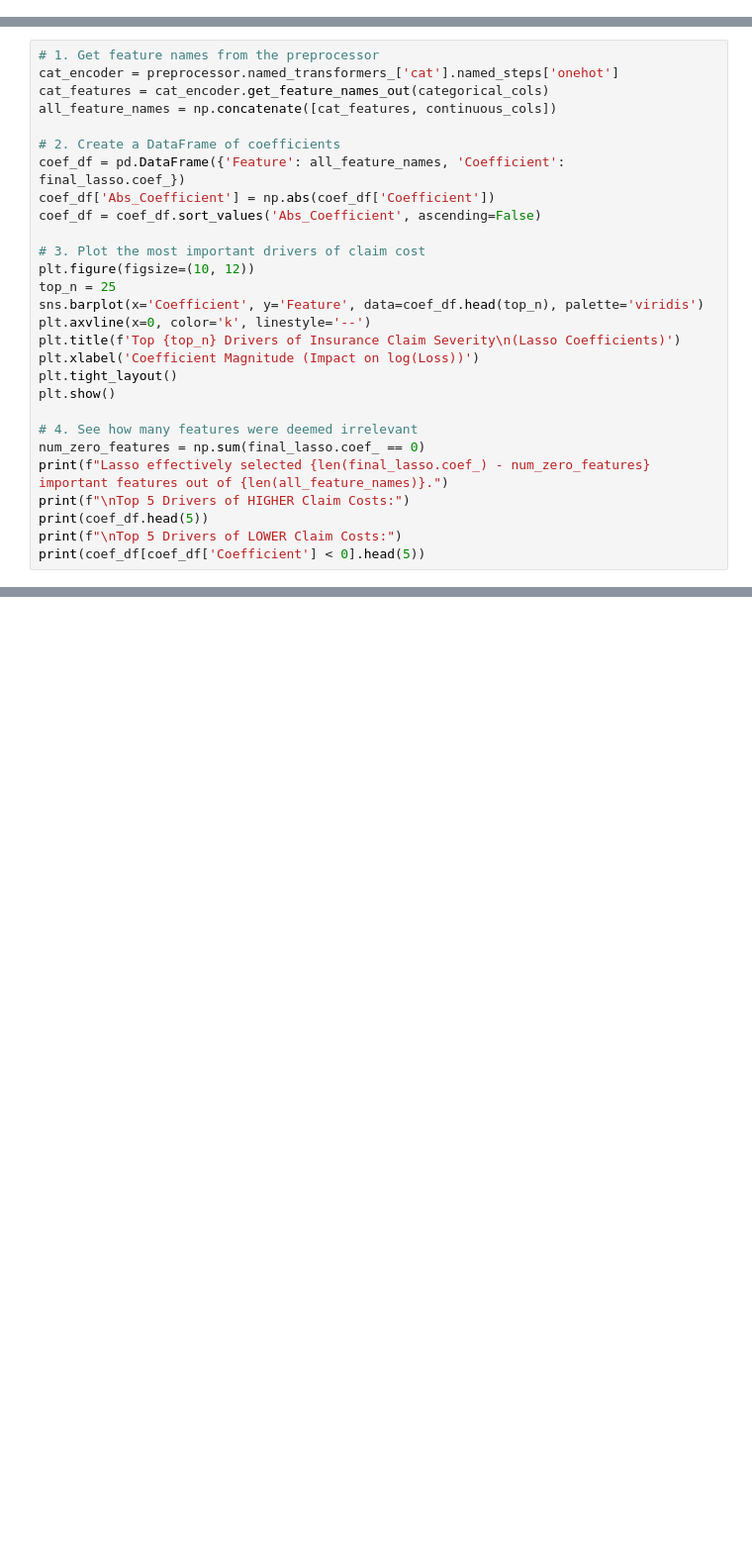
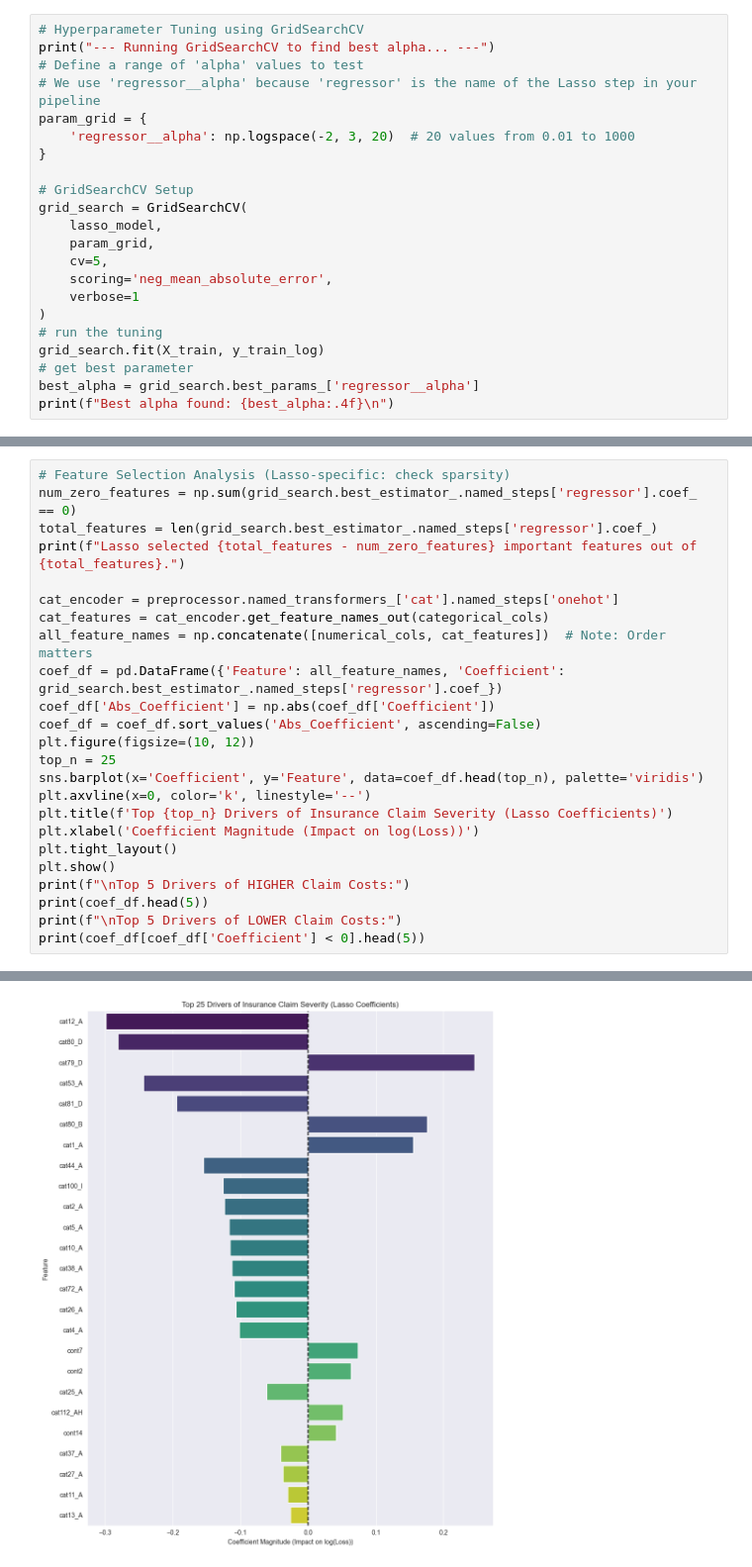
Before and after one commit to NotCheery/allstate_1b, a Jupyter notebook: shemarie_lasso_regression/lasso.ipynb, the cells around one changed output, grey strips where cells are left out. Shown at 99% size. Drawn from its saved outputs; the diff is of its cells as text; blank space fills up the shorter version.

```diff
--- a/shemarie_lasso_regression/lasso.ipynb
+++ b/shemarie_lasso_regression/lasso.ipynb
@@ -90,0 +64,22 @@ Optimal alpha: 0.00017231867673869758
+# %%
+# Hyperparameter Tuning using GridSearchCV
+print("--- Running GridSearchCV to find best alpha... ---")
+# Define a range of 'alpha' values to test
+# We use 'regressor__alpha' because 'regressor' is the name of the Lasso step in your pipeline
+param_grid = {
+    'regressor__alpha': np.logspace(-2, 3, 20)  # 20 values from 0.01 to 1000
+}
+
+# GridSearchCV Setup
+grid_search = GridSearchCV(
+    lasso_model,
+    param_grid,
+    cv=5,
+    scoring='neg_mean_absolute_error',
+    verbose=1
+)
+# run the tuning
+grid_search.fit(X_train, y_train_log)
+# get best parameter
+best_alpha = grid_search.best_params_['regressor__alpha']
+print(f"Best alpha found: {best_alpha:.4f}\n")
@@ -96,28 +130,25 @@ final_lasso.fit(X_train_processed, y_train)
 # %%
-# 1. Get feature names from the preprocessor
+# Feature Selection Analysis (Lasso-specific: check sparsity)
+num_zero_features = np.sum(grid_search.best_estimator_.named_steps['regressor'].coef_ == 0)
+total_features = len(grid_search.best_estimator_.named_steps['regressor'].coef_)
+print(f"Lasso selected {total_features - num_zero_features} important features out of {total_features}.")
+
 cat_encoder = preprocessor.named_transformers_['cat'].named_steps['onehot']
 cat_features = cat_encoder.get_feature_names_out(categorical_cols)
-all_feature_names = np.concatenate([cat_features, continuous_cols])
-
-# 2. Create a DataFrame of coefficients
-coef_df = pd.DataFrame({'Feature': all_feature_names, 'Coefficient': final_lasso.coef_})
+all_feature_names = np.concatenate([numerical_cols, cat_features])  # Note: Order matters
+coef_df = pd.DataFrame({'Feature': all_feature_names, 'Coefficient': grid_search.best_estimator_.named_steps['regressor'].coef_})
 coef_df['Abs_Coefficient'] = np.abs(coef_df['Coefficient'])
 coef_df = coef_df.sort_values('Abs_Coefficient', ascending=False)
-
-# 3. Plot the most important drivers of claim cost
 plt.figure(figsize=(10, 12))
 top_n = 25
 sns.barplot(x='Coefficient', y='Feature', data=coef_df.head(top_n), palette='viridis')
 plt.axvline(x=0, color='k', linestyle='--')
-plt.title(f'Top {top_n} Drivers of Insurance Claim Severity\n(Lasso Coefficients)')
+plt.title(f'Top {top_n} Drivers of Insurance Claim Severity (Lasso Coefficients)')
 plt.xlabel('Coefficient Magnitude (Impact on log(Loss))')
 plt.tight_layout()
 plt.show()
-
-# 4. See how many features were deemed irrelevant
-num_zero_features = np.sum(final_lasso.coef_ == 0)
-print(f"Lasso effectively selected {len(final_lasso.coef_) - num_zero_features} important features out of {len(all_feature_names)}.")
 print(f"\nTop 5 Drivers of HIGHER Claim Costs:")
 print(coef_df.head(5))
 print(f"\nTop 5 Drivers of LOWER Claim Costs:")
 print(coef_df[coef_df['Coefficient'] < 0].head(5))
+# %% [output]
@@ -123,0 +159 @@ print(coef_df[coef_df['Coefficient'] < 0].head(5))
+[figure, added]
```
Also changed, not shown: parts of 10 cells of this notebook.
